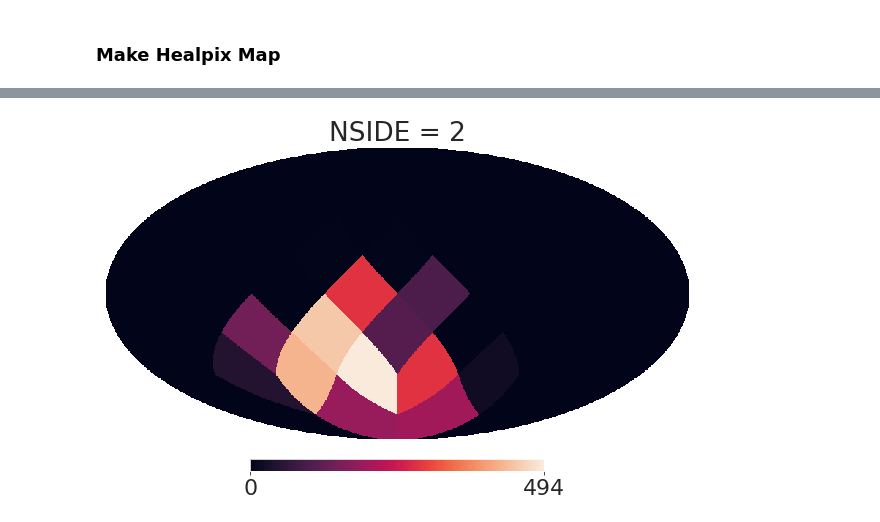
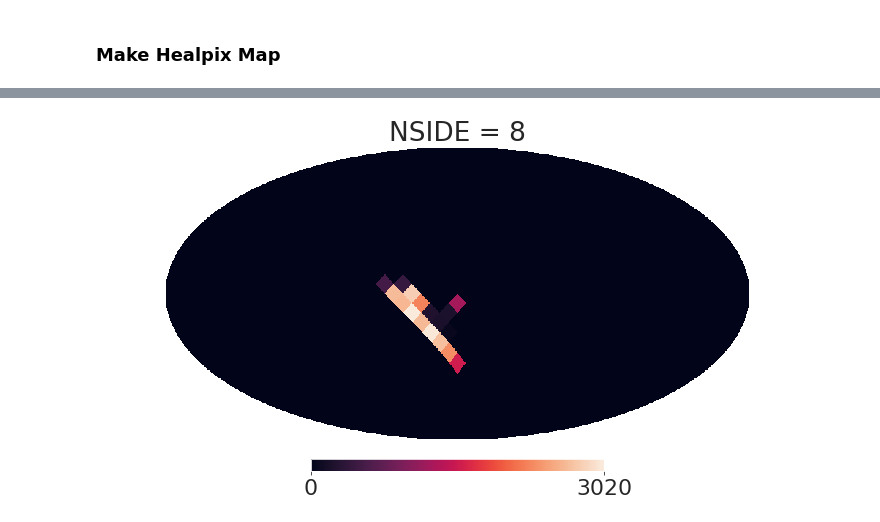
Before and after one commit to estevesjh/CopacabanaRuns, a Jupyter notebook: selection/notebooks/selectHalos.ipynb, the cells around one changed output, grey strips where cells are left out. Saved outputs shown, nothing was run; the diff lists cells and outputs as text; code cells hidden in the pictures.

```diff
--- a/selection/notebooks/selectHalos.ipynb
+++ b/selection/notebooks/selectHalos.ipynb
@@ -204,0 +90,16 @@ _ = plt.xticks(np.arange(0.1,1.,0.2))
+# %%
+clusters = master['catalog/redmapper/lgt5/']
+# %%
+cols = ['ra','dec','z_lambda','lambda_chisq','lim_limmag']
+
+ra   = clusters['ra'][:]
+dec  = clusters['dec'][:]
+zcls = clusters['z_lambda'][:]
+
+lbd     = clusters['lambda_chisq'][:]
+lbd_e   = clusters['lambda_chisq_e'][:]
+scale_v = clusters['scaleval'][:]
+
+mmag    = clusters['members/model_mag'][:]
+zgal    = clusters['members/z'][:]
+master.close()
@@ -317,12 +172,11 @@ Text(0.5, 0, 'redshift')
 # %%
 rad2deg  = 180/np.pi
 rmax     = 8 #Mpc around each cluster
-Nside    = 2
-outdir   = '/global/project/projectdirs/des/jesteves/buzzardSelection/y3_v2.0.0/'
-hpx_file = outdir+'healpix8/hpxmap_nside%i_buzzard_y3_v2.0.0.fits'%Nside
+Nside    = 8
+outdir   = '../data/'
+hpx_file = outdir+'hpxmap_nside%i_subsampled.fits'%Nside
 # %%
-ra,dec = cat_golden['RA'], cat_golden['DEC']
-cat_golden['hpx2'] = radec_pix(ra,dec,nside=Nside)
+hpx = radec_pix(ra,dec,nside=Nside)
 # %%
 # r200   = cat['R200'][:]*0.7 ## Mpc
 # DA     = AngularDistance(np.array(cat['redshift']))
@@ -339,8 +193,8 @@ healpix map, nside 2
 # %%
 import healpy as hp
-hp.mollview(hpx_values, nest=True, title="NSIDE = 2")
+hp.mollview(hpx_values, nest=True, title="NSIDE = %i"%Nside)
 # %% [output]
-[figure, old version]
+[figure, new version]
 # %%
 print('# Tiles: ',np.count_nonzero(hpx_values>1))
 # %% [output]
```
Also changed, not shown: parts of 92 cells of this notebook, 3 other files.
